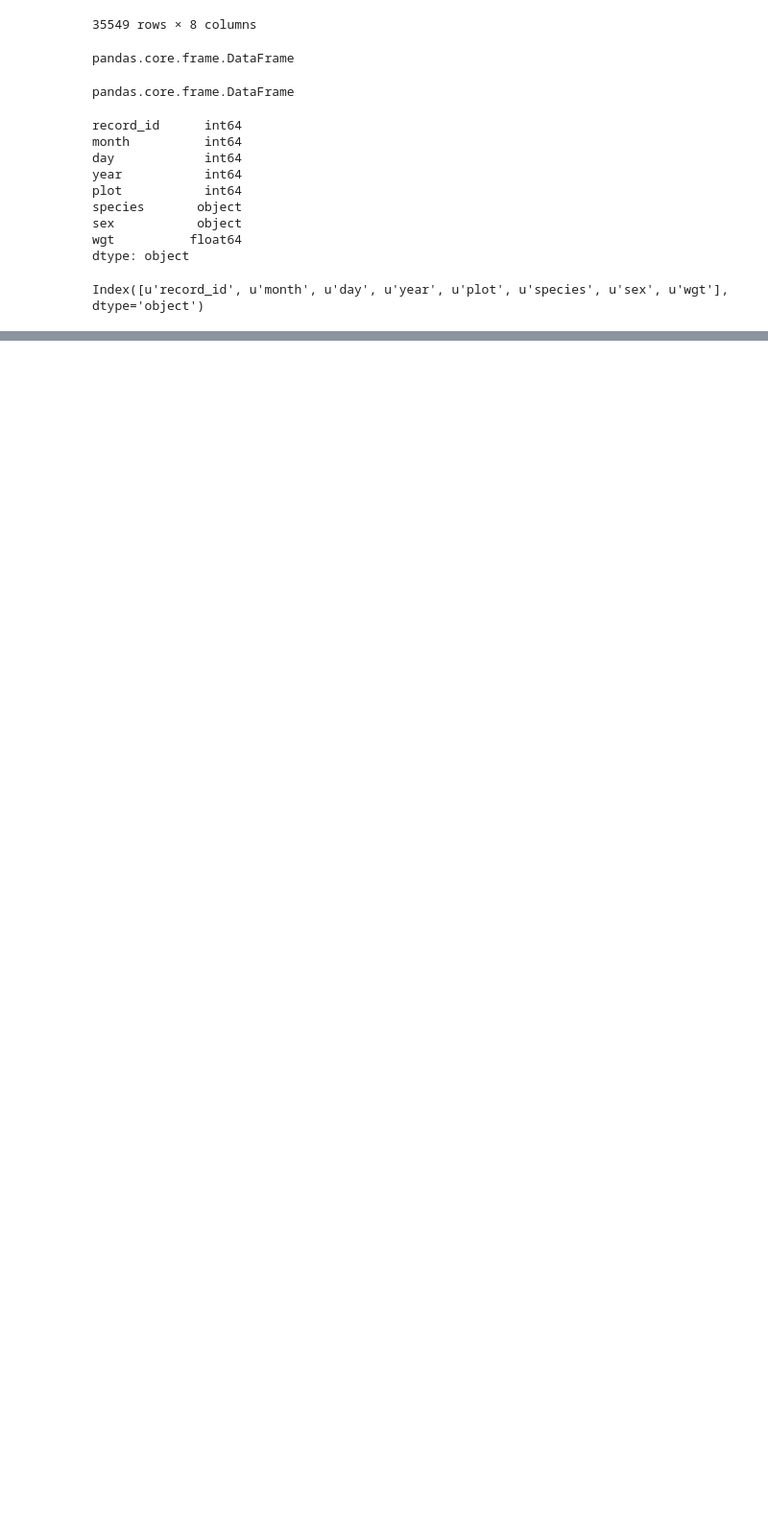
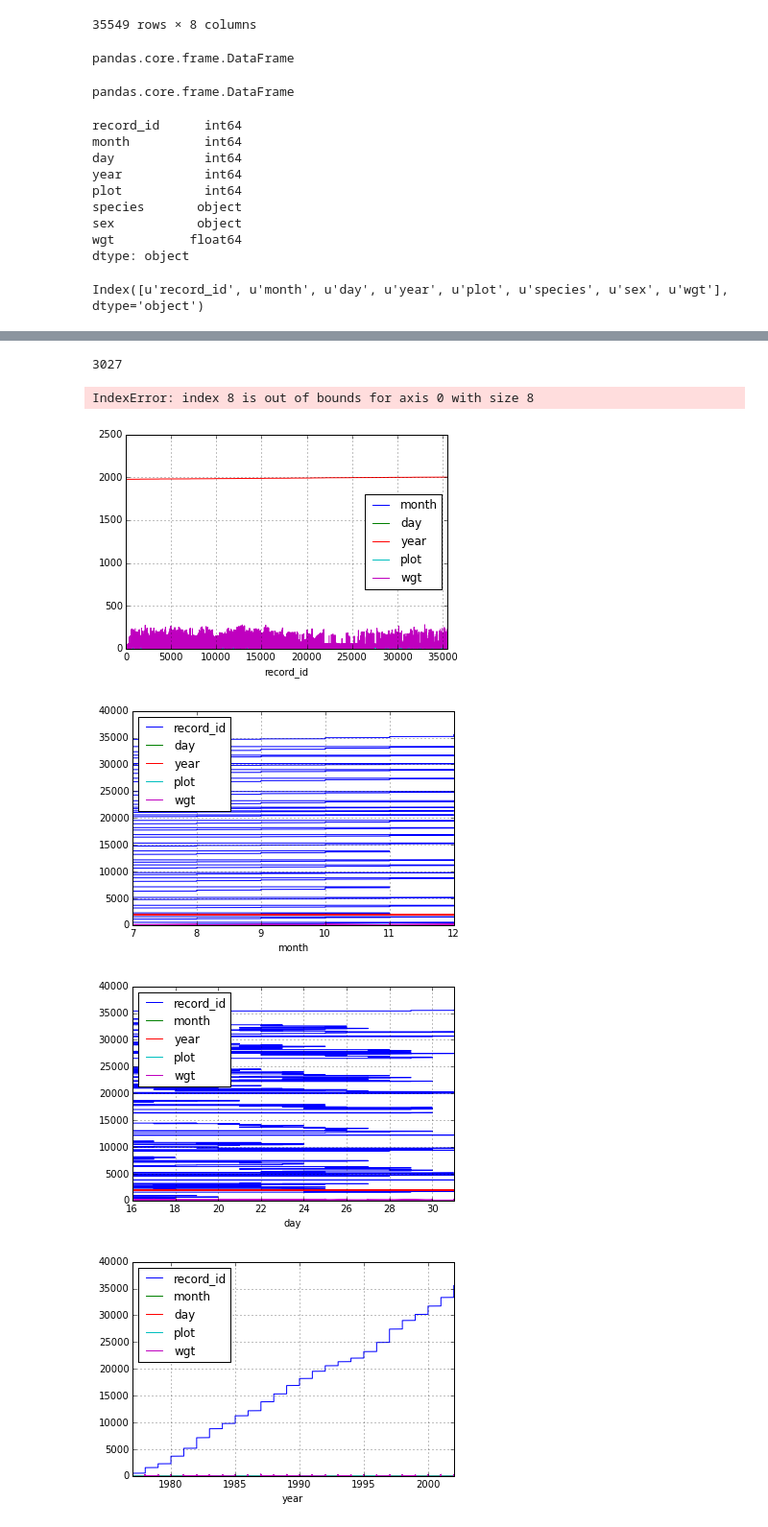
Before and after one commit to lwasser/DC-SEA-Python-OldWorkingRepo, a Jupyter notebook: lesson01.ipynb, the cells around one changed output, grey strips where cells are left out. Shown: that part at 96% size. Drawn from its saved outputs; the diff is of its cells as text; code cells hidden in the pictures; blank space fills up the shorter version.

```diff
--- a/lesson01.ipynb
+++ b/lesson01.ipynb
@@ -74,0 +527,4 @@ Index([u'record_id', u'month', u'day', u'year', u'plot', u'species', u'sex', u'w
+# %%
+dat.record_id.groupby(dat['species']).nunique()['DO']
+# %% [output]
+3027
@@ -74,0 +533,9 @@ Index([u'record_id', u'month', u'day', u'year', u'plot', u'species', u'sex', u'w
+# %%
+ab = dat.wgt.groupby(dat.plot).mean()
+ab
+# %% [output]
+IndexError: index 8 is out of bounds for axis 0 with size 8
+[figure, added]
+[figure, added]
+[figure, added]
+[figure, added]
```
Also changed, not shown: parts of 59 cells of this notebook, 4 other files.
